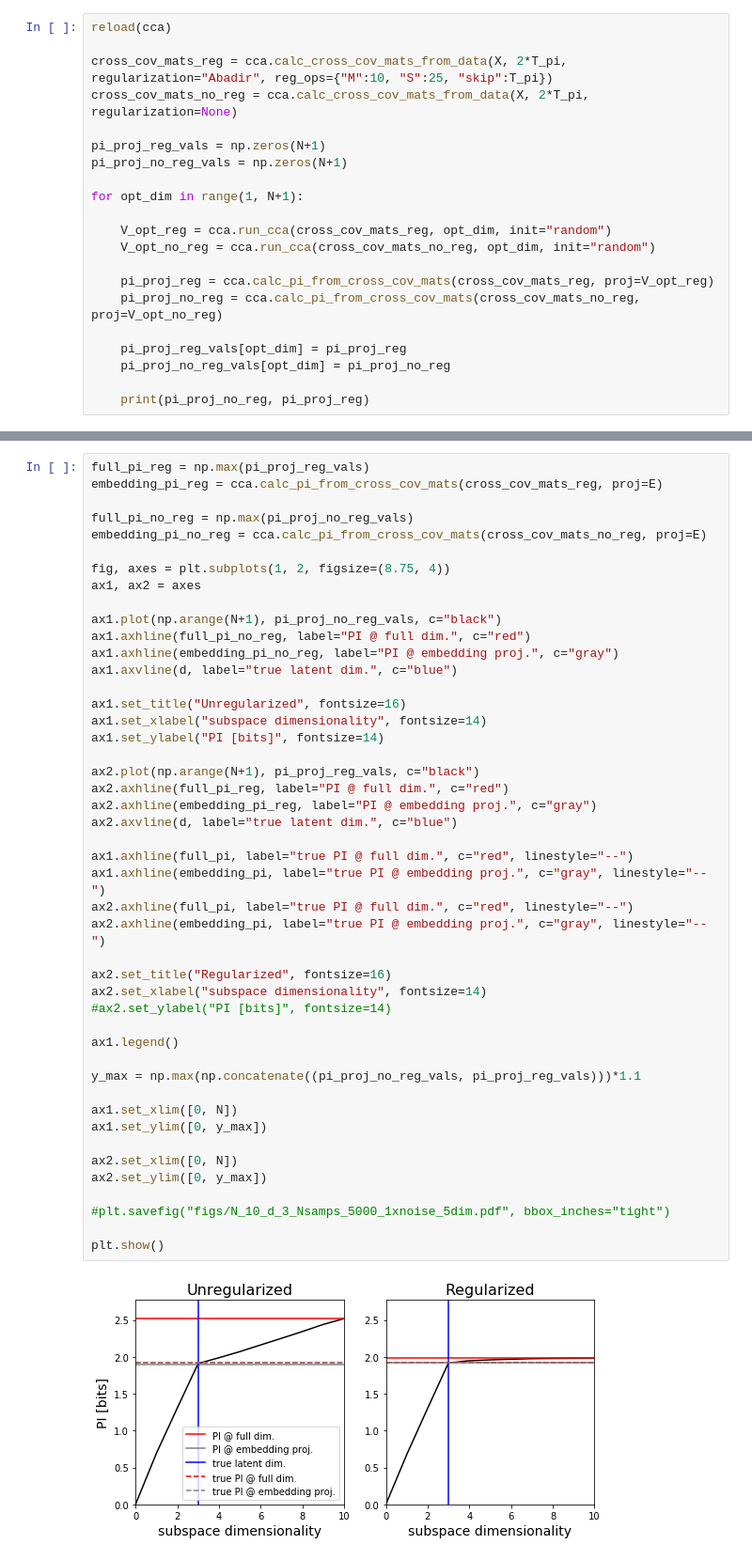
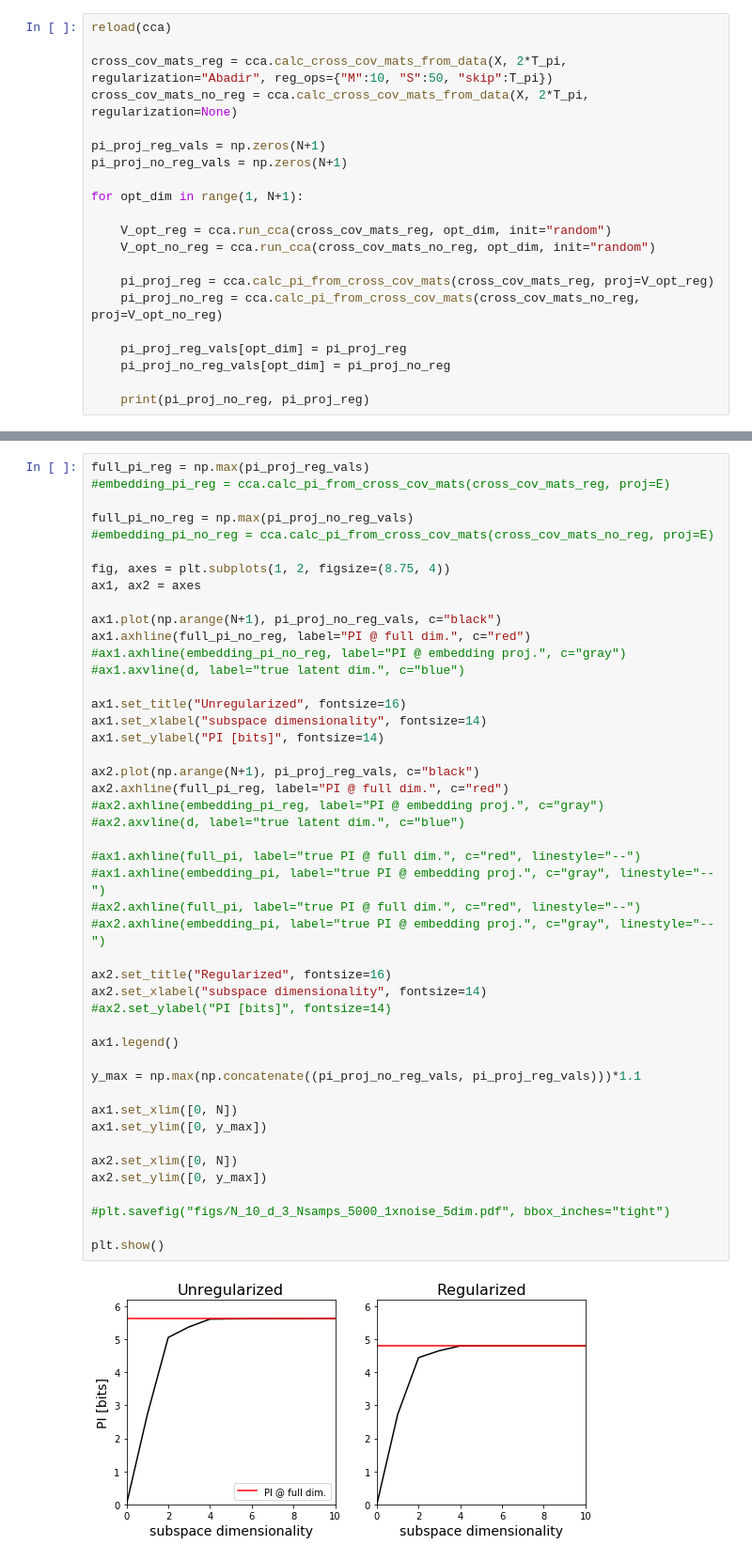
Before and after one commit to BouchardLab/DynamicalComponentsAnalysis, a Jupyter notebook: ComplexityComponentsAnalysis.ipynb, the cells around one changed output, grey strips where cells are left out. Shown at 94% size. Saved outputs shown, nothing was run; the diff lists cells and outputs as text.

```diff
--- a/ComplexityComponentsAnalysis.ipynb
+++ b/ComplexityComponentsAnalysis.ipynb
@@ -45,7 +69,7 @@ plt.show()
 # %%
 reload(cca)
 
-cross_cov_mats_reg = cca.calc_cross_cov_mats_from_data(X, 2*T_pi, regularization="Abadir", reg_ops={"M":10, "S":25, "skip":T_pi})
+cross_cov_mats_reg = cca.calc_cross_cov_mats_from_data(X, 2*T_pi, regularization="Abadir", reg_ops={"M":10, "S":50, "skip":T_pi})
 cross_cov_mats_no_reg = cca.calc_cross_cov_mats_from_data(X, 2*T_pi, regularization=None)
 
 pi_proj_reg_vals = np.zeros(N+1)
@@ -77,48 +100,48 @@ for opt_dim in range(1, N+1):
 # %%
 full_pi_reg = np.max(pi_proj_reg_vals)
-embedding_pi_reg = cca.calc_pi_from_cross_cov_mats(cross_cov_mats_reg, proj=E)
+#embedding_pi_reg = cca.calc_pi_from_cross_cov_mats(cross_cov_mats_reg, proj=E)
 
 full_pi_no_reg = np.max(pi_proj_no_reg_vals)
-embedding_pi_no_reg = cca.calc_pi_from_cross_cov_mats(cross_cov_mats_no_reg, proj=E)
+#embedding_pi_no_reg = cca.calc_pi_from_cross_cov_mats(cross_cov_mats_no_reg, proj=E)
 
 fig, axes = plt.subplots(1, 2, figsize=(8.75, 4))
 ax1, ax2 = axes
 
 ax1.plot(np.arange(N+1), pi_proj_no_reg_vals, c="black")
 ax1.axhline(full_pi_no_reg, label="PI @ full dim.", c="red")
-ax1.axhline(embedding_pi_no_reg, label="PI @ embedding proj.", c="gray")
-ax1.axvline(d, label="true latent dim.", c="blue")
+#ax1.axhline(embedding_pi_no_reg, label="PI @ embedding proj.", c="gray")
+#ax1.axvline(d, label="true latent dim.", c="blue")
 
 ax1.set_title("Unregularized", fontsize=16)
 ax1.set_xlabel("subspace dimensionality", fontsize=14)
 ax1.set_ylabel("PI [bits]", fontsize=14)
 
 ax2.plot(np.arange(N+1), pi_proj_reg_vals, c="black")
 ax2.axhline(full_pi_reg, label="PI @ full dim.", c="red")
-ax2.axhline(embedding_pi_reg, label="PI @ embedding proj.", c="gray")
-ax2.axvline(d, label="true latent dim.", c="blue")
+#ax2.axhline(embedding_pi_reg, label="PI @ embedding proj.", c="gray")
+#ax2.axvline(d, label="true latent dim.", c="blue")
 
-ax1.axhline(full_pi, label="true PI @ full dim.", c="red", linestyle="--")
-ax1.axhline(embedding_pi, label="true PI @ embedding proj.", c="gray", linestyle="--")
-ax2.axhline(full_pi, label="true PI @ full dim.", c="red", linestyle="--")
-ax2.axhline(embedding_pi, label="true PI @ embedding proj.", c="gray", linestyle="--")
+#ax1.axhline(full_pi, label="true PI @ full dim.", c="red", linestyle="--")
+#ax1.axhline(embedding_pi, label="true PI @ embedding proj.", c="gray", linestyle="--")
+#ax2.axhline(full_pi, label="true PI @ full dim.", c="red", linestyle="--")
+#ax2.axhline(embedding_pi, label="true PI @ embedding proj.", c="gray", linestyle="--")
 
 ax2.set_title("Regularized", fontsize=16)
 ax2.set_xlabel("subspace dimensionality", fontsize=14)
 #ax2.set_ylabel("PI [bits]", fontsize=14)
 
 ax1.legend()
 
 y_max = np.max(np.concatenate((pi_proj_no_reg_vals, pi_proj_reg_vals)))*1.1
 
 ax1.set_xlim([0, N])
 ax1.set_ylim([0, y_max])
 
 ax2.set_xlim([0, N])
 ax2.set_ylim([0, y_max])
 
 #plt.savefig("figs/N_10_d_3_Nsamps_5000_1xnoise_5dim.pdf", bbox_inches="tight")
 
 plt.show()
 # %% [output]
-[figure, old version]
+[figure, new version]
```
Also changed, not shown: parts of 9 cells of this notebook, 2 other files.
